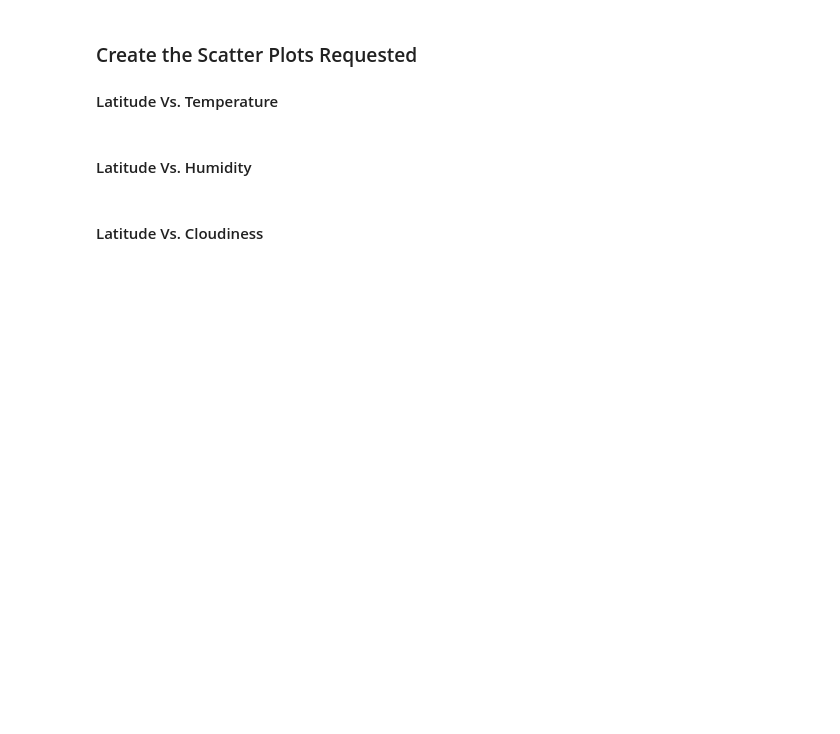
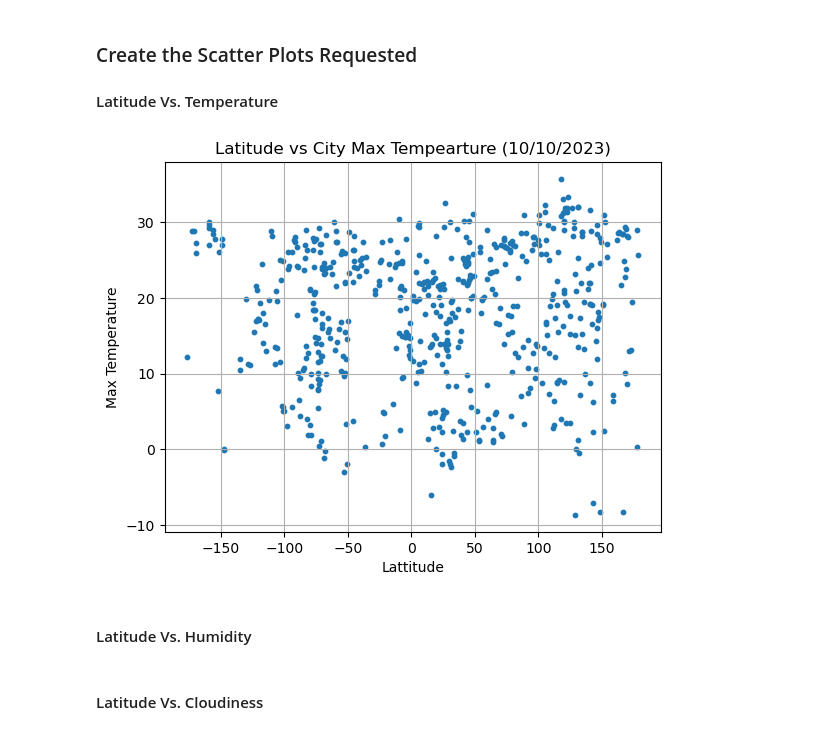
Before and after one commit to PeterTramm/python-api-challenge, a Jupyter notebook: WeatherPy/Starter_Code/starter_code/WeatherPy.ipynb, the cells around one changed output. Cells and saved outputs as stored; diff of their text form; code cells hidden in the pictures; blank space fills up the shorter version.

```diff
--- a/WeatherPy/Starter_Code/starter_code/WeatherPy.ipynb
+++ b/WeatherPy/Starter_Code/starter_code/WeatherPy.ipynb
@@ -239,16 +242,24 @@ city_data_df.head()
 #### Latitude Vs. Temperature
 # %%
 # Build scatter plot for latitude vs. temperature
-# YOUR CODE HERE
+x_axis = city_data_df['Lat']
+y_axis = city_data_df['Max Temp']
+
+plt.scatter(x_axis,y_axis, s= 10)
 
 # Incorporate the other graph properties
-# YOUR CODE HERE
+plt.grid()
+plt.xlabel("Lattitude")
+plt.ylabel("Max Temperature")
+plt.title("Latitude vs City Max Tempearture (10/10/2023)")
 
 # Save the figure
 plt.savefig("output_data/Fig1.png")
 
 # Show plot
 plt.show()
+# %% [output]
+[figure, added]
 # %% [markdown]
 #### Latitude Vs. Humidity
 # %%
```
Also changed, not shown: parts of 7 cells of this notebook, 3 other files.
